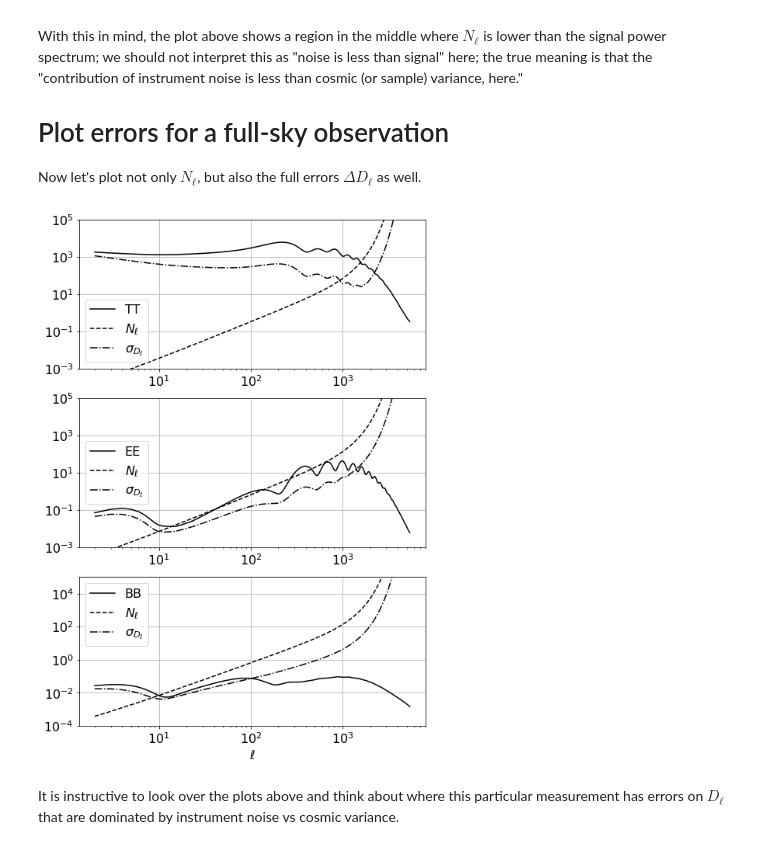
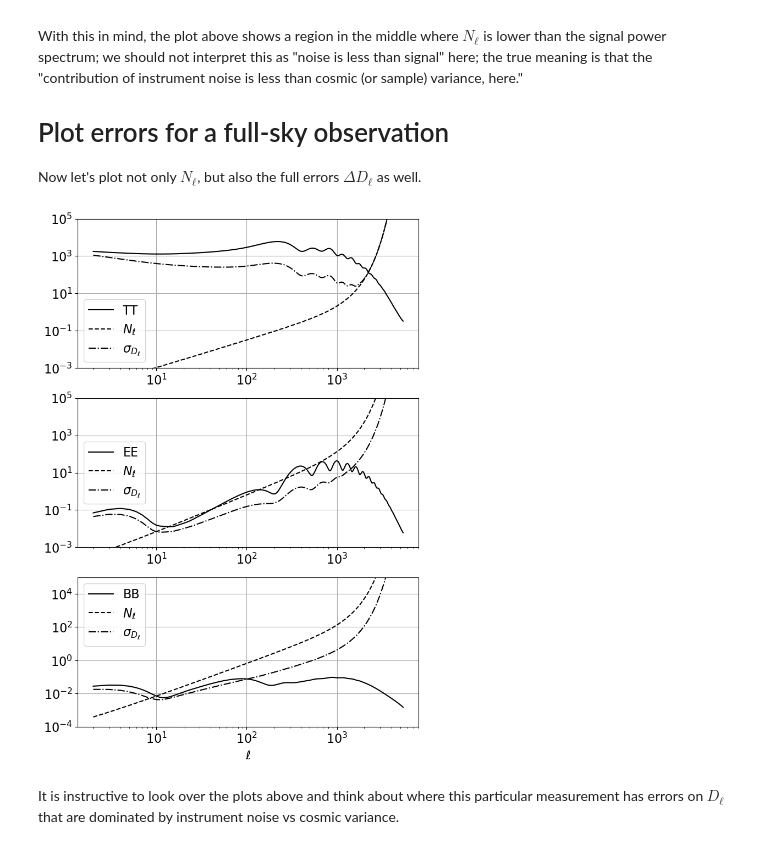
Before and after one commit to JohnRuhl/Tutorials, a Jupyter notebook: Knox_calc.ipynb, the cells around one changed output. Saved outputs shown, nothing was run; the diff lists cells and outputs as text; code cells hidden in the pictures.

```diff
--- a/Knox_calc.ipynb
+++ b/Knox_calc.ipynb
@@ -163,35 +163,35 @@ sigma_DBB= A*(Dl_BB + ell_factor*N_l_P)
 #cov_DTE = A*(Dl_TE + np.sqrt((Dl_TT + ell_factor*N_l_T)*(Dl_EE + ell_factor*N_l_P)) )
 
 # Do separate plots for each power spectrum, TT, EE, BB. (Ignore TE again)
 plt.rcParams['figure.figsize'] = [8,12]
 plt.subplot(3,1,1)
 plt.loglog(ell,Dl_TT,'k',label = 'TT')
-plt.loglog(ell,ell_factor*N_l_T,'k--', label = '$N_\ell$')
+plt.loglog(ell,A*ell_factor*N_l_T,'k--', label = '$N_\ell$')
 plt.loglog(ell, sigma_DTT,'k-.', label = '$\sigma_{D_\ell}$')
 plt.ylim(0.001,1e5)
 plt.legend()
 plt.grid()
 
 plt.subplot(3,1,2)
 plt.loglog(ell,Dl_EE,'k', label = 'EE')
 plt.loglog(ell,ell_factor*N_l_P,'k--', label = '$N_\ell$')
 plt.loglog(ell,sigma_DEE,'k-.', label = '$\sigma_{D_\ell}$')
 plt.ylim(0.001,1e5)
 plt.legend(loc='center left')
 plt.grid()
 
 plt.subplot(3,1,3)
 plt.loglog(ell,Dl_BB,'k',label='BB')
 plt.loglog(ell,ell_factor*N_l_P,'k--', label='$N_\ell$')
 plt.loglog(ell,sigma_DBB,'k-.',label='$\sigma_{D_\ell}$')
 plt.ylim(0.0001,1e5)
 plt.xlabel('$\ell$')
 plt.legend()
 plt.grid()
 
 #plt.xlim(1,5000)
 # %% [output]
-[figure, old version]
+[figure, new version]
 # %% [markdown]
 It is instructive to look over the plots above and think about where this particular measurement has errors on $D_\ell$ that are dominated by instrument noise vs cosmic variance.
 # %% [markdown]
```
Also changed, not shown: parts of 4 cells of this notebook, 3 other files.
